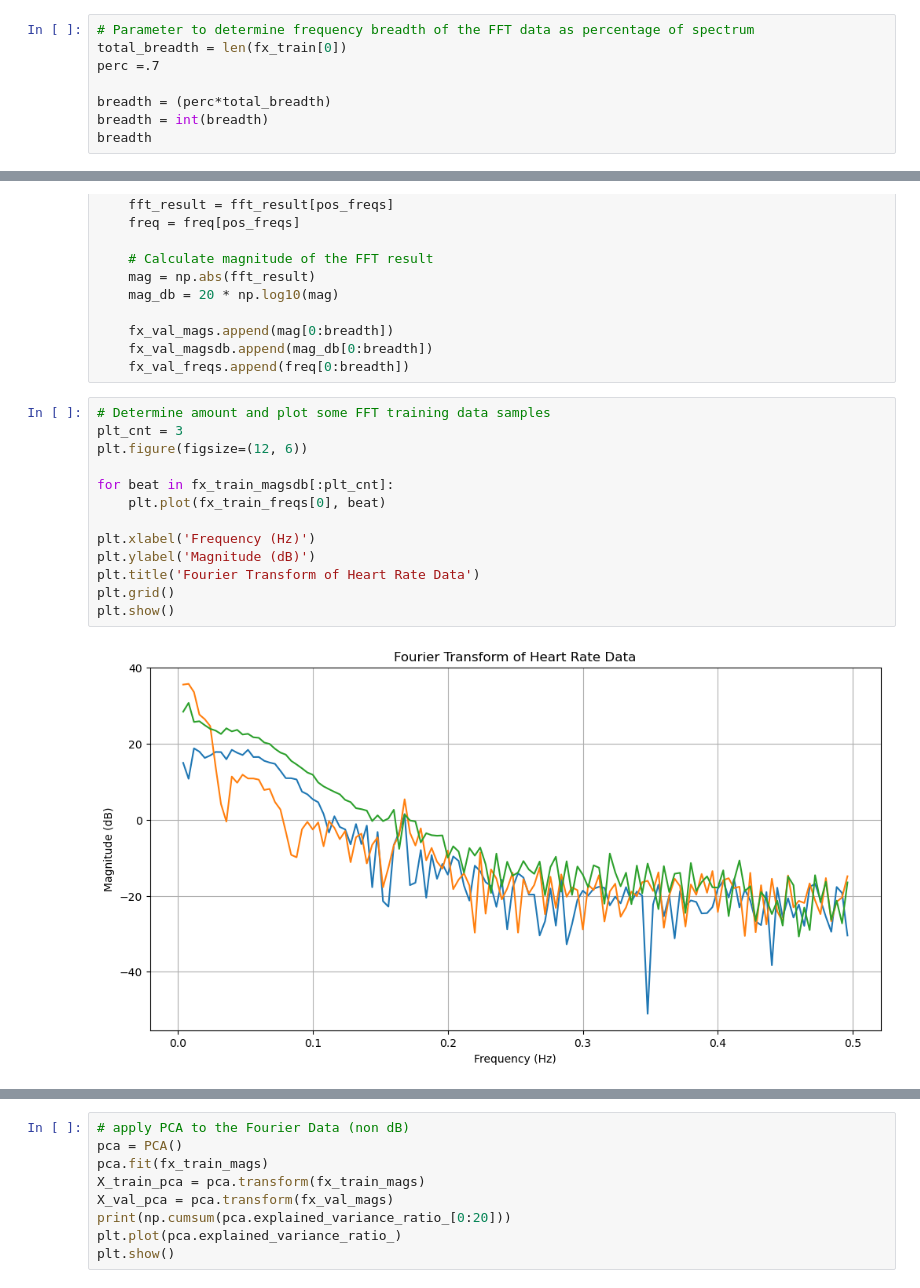
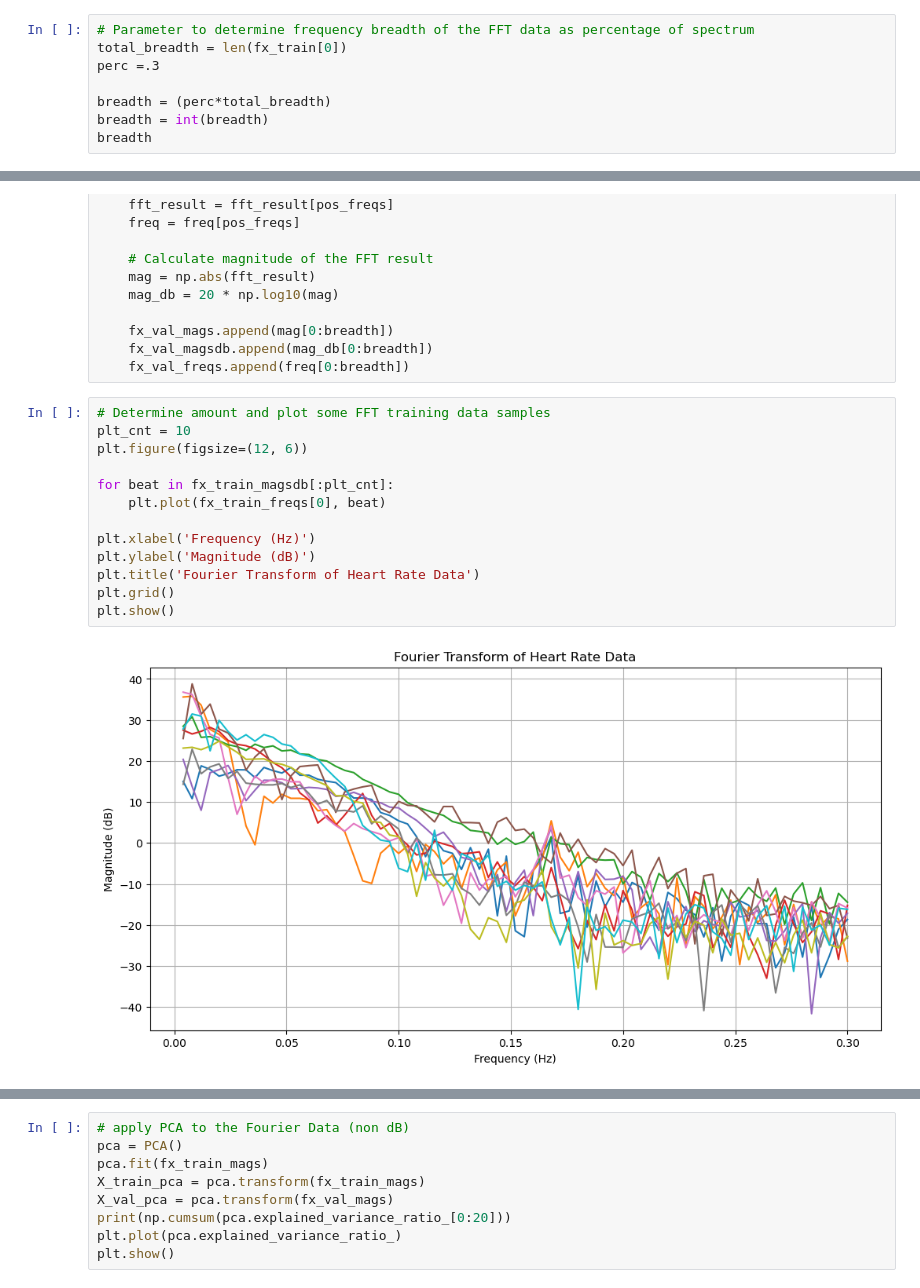
Before and after one commit to zachorrie/ML_ASS, a Jupyter notebook: CS_ARR.ipynb, the cells around one changed output, grey strips where cells are left out. Cells and saved outputs as stored; diff of their text form.

```diff
--- a/CS_ARR.ipynb
+++ b/CS_ARR.ipynb
@@ -59,7 +59,7 @@ plt.show()
 # %%
 # Parameter to determine frequency breadth of the FFT data as percentage of spectrum
 total_breadth = len(fx_train[0])
-perc =.7
+perc =.3
 
 breadth = (perc*total_breadth)
 breadth = int(breadth)
@@ -122,19 +122,19 @@ for beat in fx_val[:cnt]:
     fx_val_freqs.append(freq[0:breadth])
 # %%
 # Determine amount and plot some FFT training data samples
-plt_cnt = 3
+plt_cnt = 10
 plt.figure(figsize=(12, 6))
 
 for beat in fx_train_magsdb[:plt_cnt]:
     plt.plot(fx_train_freqs[0], beat)
 
 plt.xlabel('Frequency (Hz)')
 plt.ylabel('Magnitude (dB)')
 plt.title('Fourier Transform of Heart Rate Data')
 plt.grid()
 plt.show()
 # %% [output]
-[figure, old version]
+[figure, new version]
 # %%
 # Determine amount and plot some FFT validation data samples
 plt_cnt = 3
```
Also changed, not shown: parts of 8 cells of this notebook.
